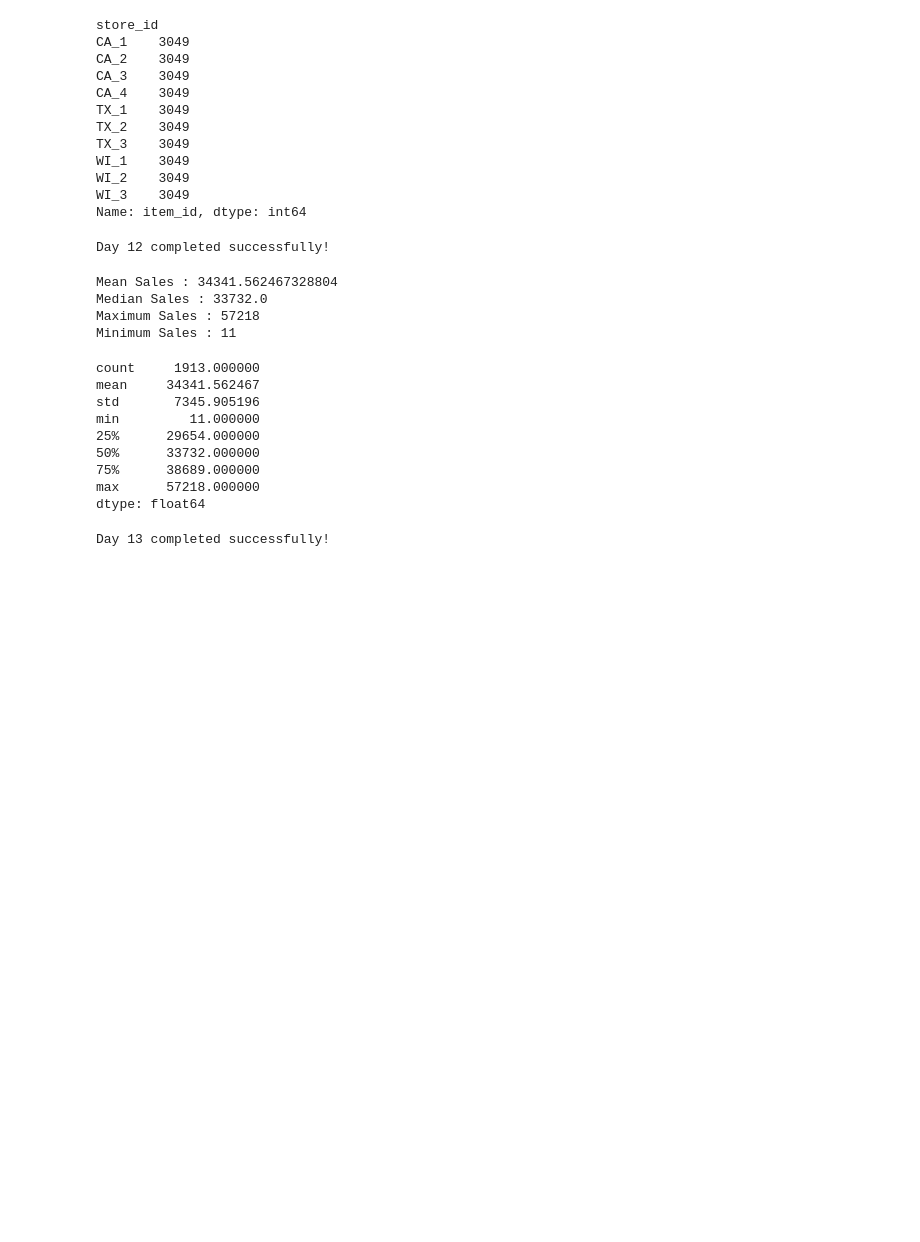
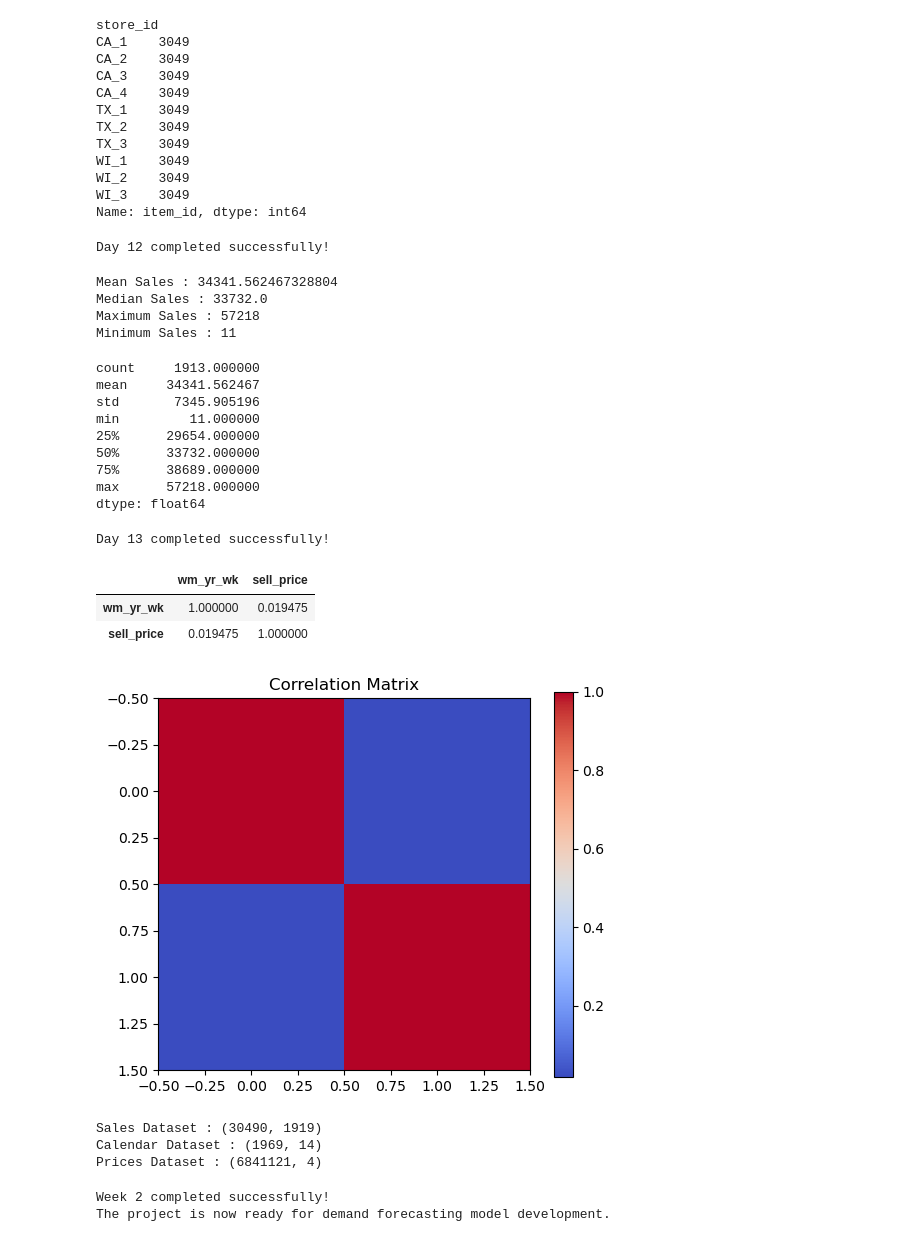
Before and after one commit to PoojaManjunath17/Retail-Demand-Forecasting, a Jupyter notebook: notebooks/Week1_Day1-Copy1.ipynb, the cells around one changed output. Saved outputs shown, nothing was run; the diff lists cells and outputs as text; code cells hidden in the pictures; blank space fills up the shorter version.

Commit message:
Week 2 Day 14 - Completed EDA and project summary

```diff
--- a/notebooks/Week1_Day1-Copy1.ipynb
+++ b/notebooks/Week1_Day1-Copy1.ipynb
@@ -1066,0 +1070,33 @@ Day 13 completed successfully!
+# %%
+numeric_prices = prices.select_dtypes(include=["number"])
+
+numeric_prices.corr()
+# %% [output]
+|  | wm_yr_wk | sell_price |
+| wm_yr_wk | 1.000000 | 0.019475 |
+| sell_price | 0.019475 | 1.000000 |
+# %%
+plt.figure(figsize=(6,5))
+
+plt.imshow(numeric_prices.corr(), cmap="coolwarm")
+plt.colorbar()
+
+plt.title("Correlation Matrix")
+
+plt.show()
+# %% [output]
+[figure, added]
+# %%
+print("Sales Dataset :", sales.shape)
+print("Calendar Dataset :", calendar.shape)
+print("Prices Dataset :", prices.shape)
+# %% [output]
+Sales Dataset : (30490, 1919)
+Calendar Dataset : (1969, 14)
+Prices Dataset : (6841121, 4)
+# %%
+print("Week 2 completed successfully!")
+print("The project is now ready for demand forecasting model development.")
+# %% [output]
+Week 2 completed successfully!
+The project is now ready for demand forecasting model development.
```
Also changed, not shown: parts of 1 cell of this notebook.
